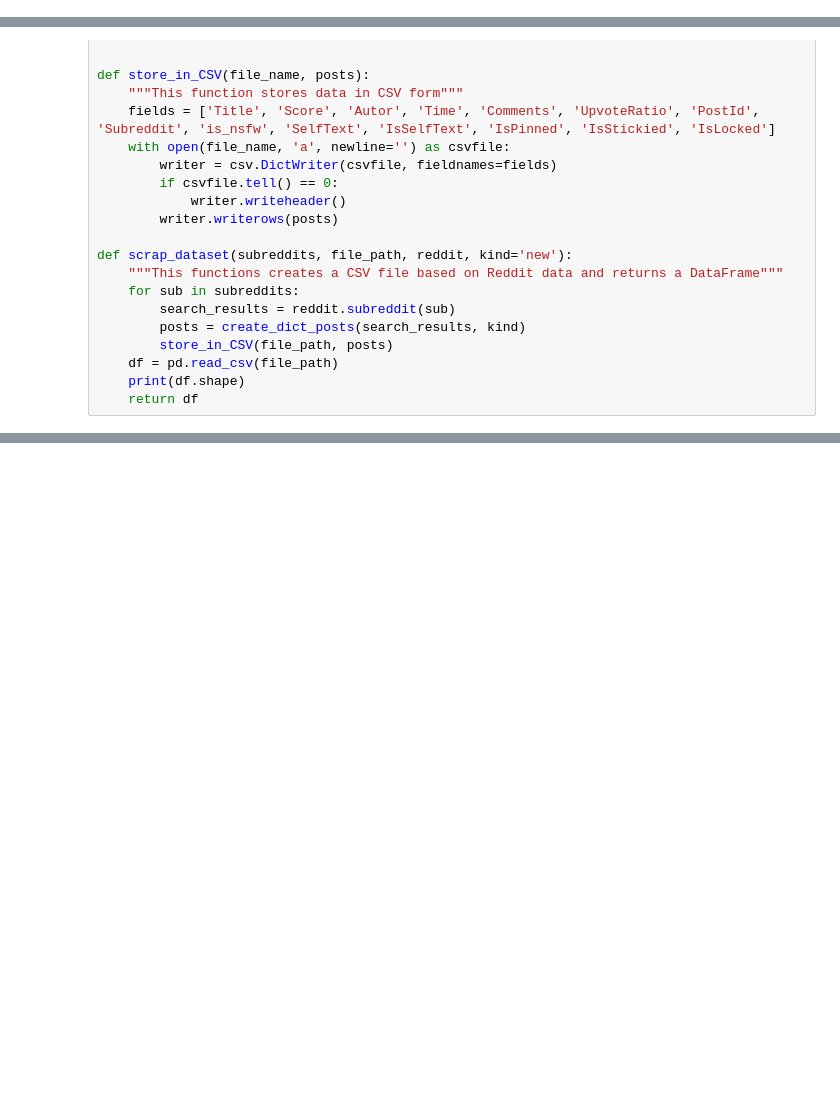
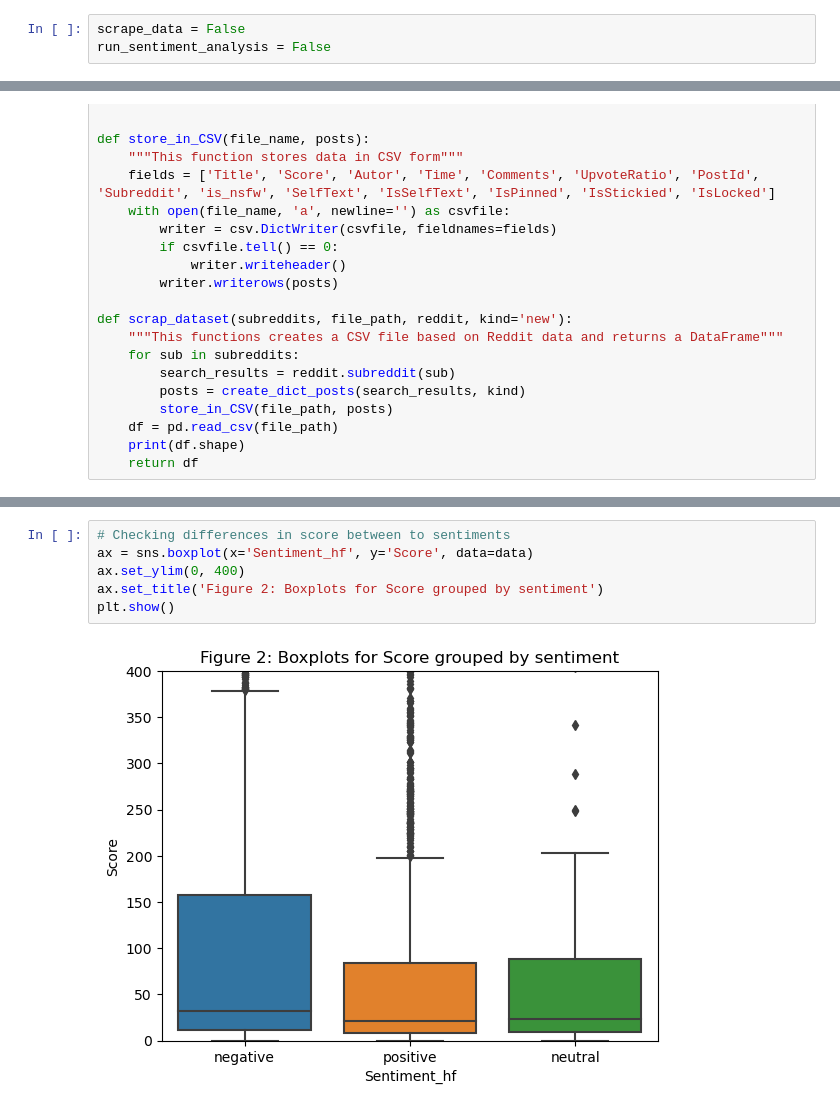
Before and after one commit to mlgomez0/advanced_python_project, a Jupyter notebook: notebooks/climate_change.ipynb, the cells around one changed output, grey strips where cells are left out. Drawn from its saved outputs; the diff is of its cells as text; blank space fills up the shorter version.

```diff
--- a/notebooks/climate_change.ipynb
+++ b/notebooks/climate_change.ipynb
@@ -0,0 +30,3 @@
+# %%
+scrape_data = False
+run_sentiment_analysis = False
@@ -107,0 +232,8 @@ df.head()
+# %%
+# Checking differences in score between to sentiments
+ax = sns.boxplot(x='Sentiment_hf', y='Score', data=data)
+ax.set_ylim(0, 400)
+ax.set_title('Figure 2: Boxplots for Score grouped by sentiment')
+plt.show()
+# %% [output]
+[figure, added]
```
Also changed, not shown: parts of 36 cells of this notebook, 2 other files.
